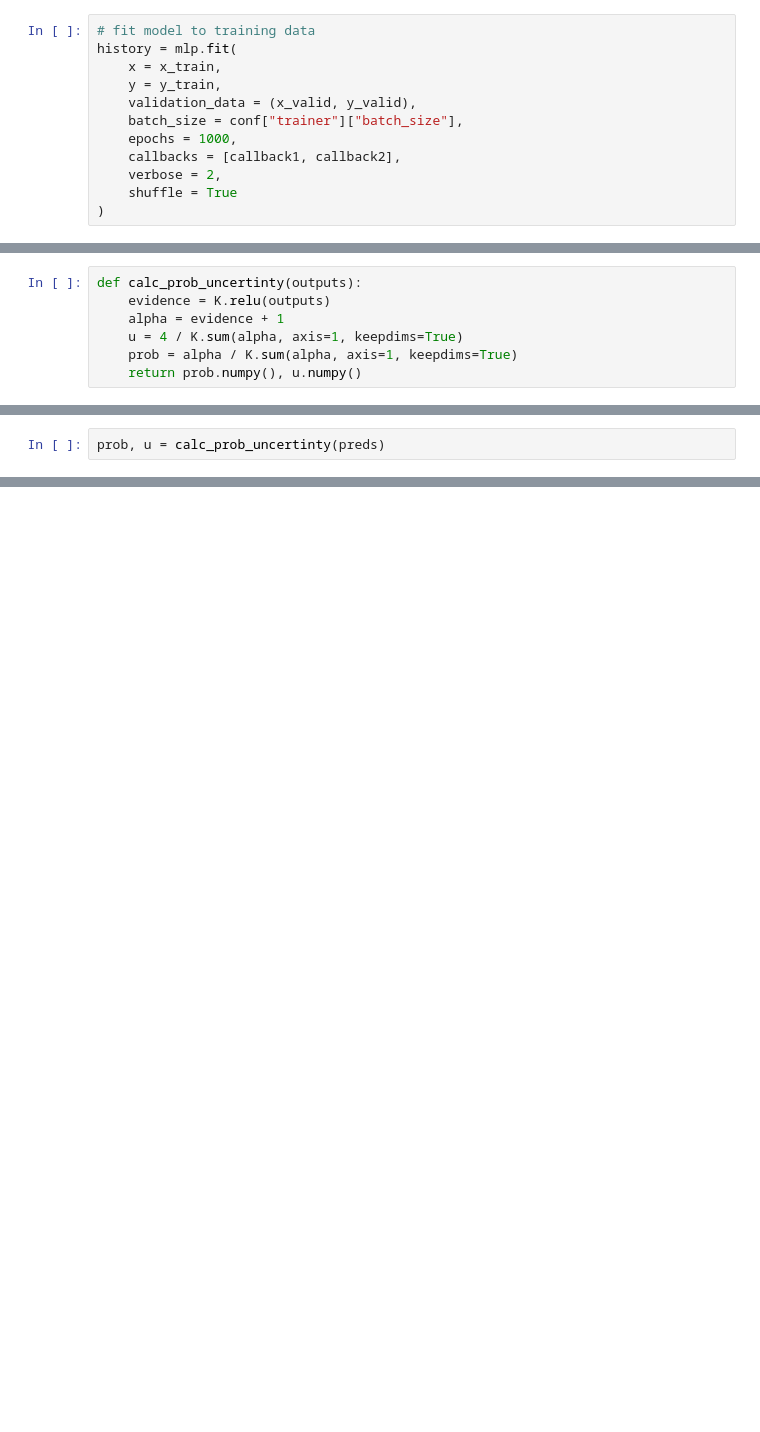
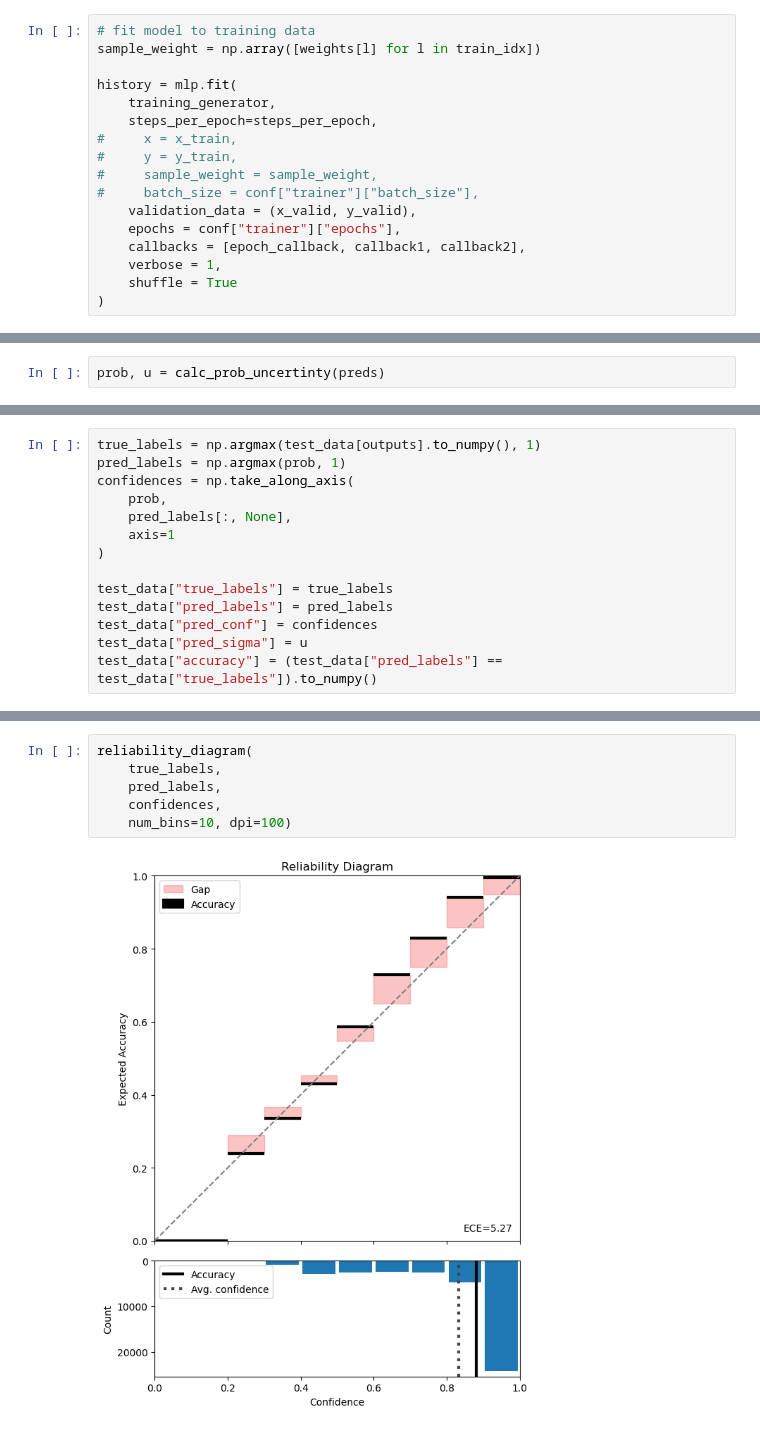
Before and after one commit to ai2es/evidential, a Jupyter notebook: notebooks/keras_categorical.ipynb, the cells around one changed output, grey strips where cells are left out. Drawn from its saved outputs; the diff is of its cells as text; blank space fills up the shorter version.

```diff
--- a/notebooks/keras_categorical.ipynb
+++ b/notebooks/keras_categorical.ipynb
@@ -150,14 +317,19 @@ callback2 = tf.keras.callbacks.ReduceLROnPlateau(
 )
 # %%
 # fit model to training data
+sample_weight = np.array([weights[l] for l in train_idx])
+
 history = mlp.fit(
-    x = x_train,
-    y = y_train,
+    training_generator,
+    steps_per_epoch=steps_per_epoch,
+#     x = x_train,
+#     y = y_train,
+#     sample_weight = sample_weight,
+#     batch_size = conf["trainer"]["batch_size"],
     validation_data = (x_valid, y_valid),
-    batch_size = conf["trainer"]["batch_size"],
-    epochs = 1000,
-    callbacks = [callback1, callback2],
-    verbose = 2,
+    epochs = conf["trainer"]["epochs"],
+    callbacks = [epoch_callback, callback1, callback2],
+    verbose = 1,
     shuffle = True
 )
 # %% [output]
@@ -181,10 +353,3 @@ Epoch 33/1000
-# %%
-def calc_prob_uncertinty(outputs):
-    evidence = K.relu(outputs)
-    alpha = evidence + 1
-    u = 4 / K.sum(alpha, axis=1, keepdims=True)
-    prob = alpha / K.sum(alpha, axis=1, keepdims=True)
-    return prob.numpy(), u.numpy()
 # %%
 preds = mlp.predict(x_test)
 # %% [output]
@@ -210,0 +359,14 @@ prob, u
+# %%
+true_labels = np.argmax(test_data[outputs].to_numpy(), 1)
+pred_labels = np.argmax(prob, 1)
+confidences = np.take_along_axis(
+    prob,
+    pred_labels[:, None],
+    axis=1
+)
+
+test_data["true_labels"] = true_labels
+test_data["pred_labels"] = pred_labels
+test_data["pred_conf"] = confidences
+test_data["pred_sigma"] = u
+test_data["accuracy"] = (test_data["pred_labels"] == test_data["true_labels"]).to_numpy()
@@ -210,0 +433,8 @@ prob, u
+# %%
+reliability_diagram(
+    true_labels,
+    pred_labels,
+    confidences,
+    num_bins=10, dpi=100)
+# %% [output]
+[figure, added]
```
Also changed, not shown: parts of 30 cells of this notebook, 4 other files.
